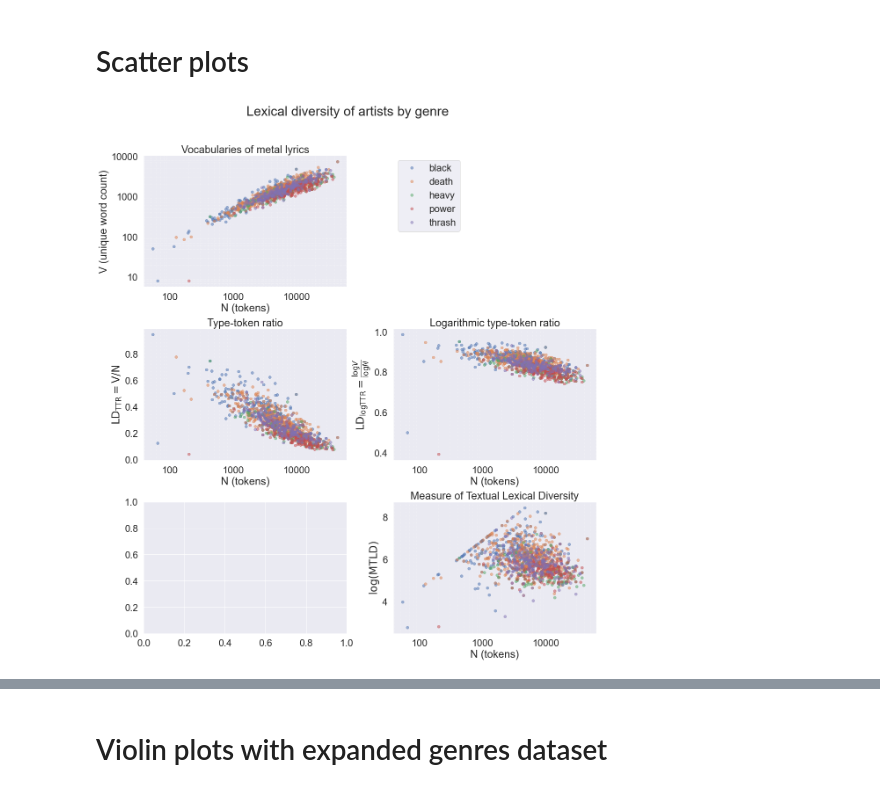
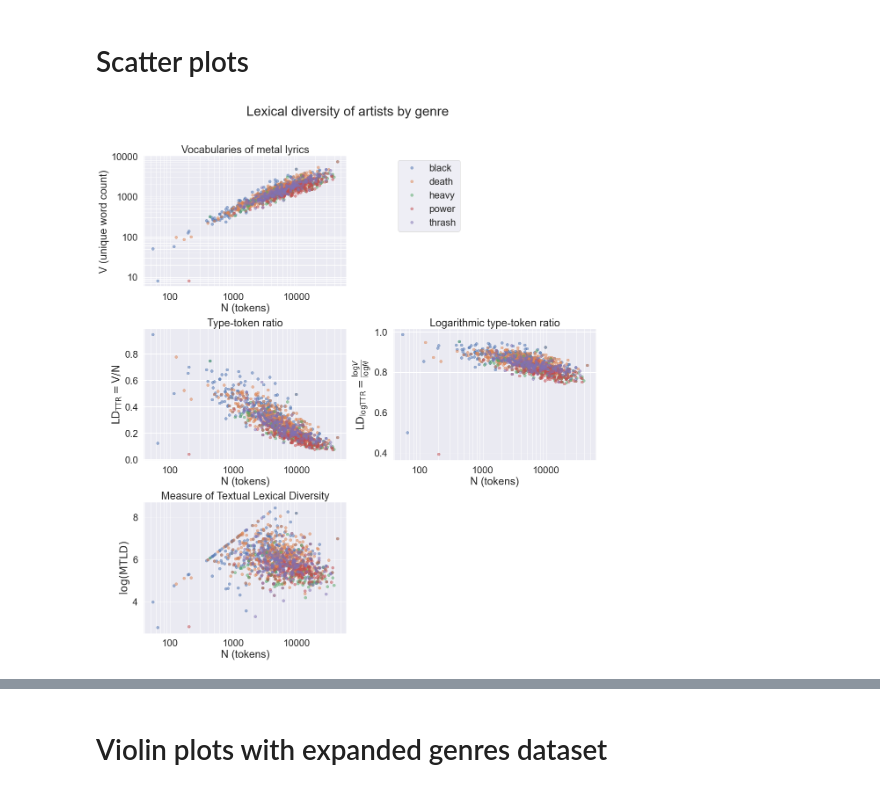
Before and after one commit to pdqnguyen/metallyrics, a Jupyter notebook: analyses/lyrics/lyrics1.ipynb, the cells around one changed output, grey strips where cells are left out. Drawn from its saved outputs; the diff is of its cells as text; code cells hidden in the pictures.

```diff
--- a/analyses/lyrics/lyrics1.ipynb
+++ b/analyses/lyrics/lyrics1.ipynb
@@ -76,31 +84,27 @@ plt.show()
 # %% [output]
 [figure]
 # %%
-def MTLD_forward(words, threshold, verbose=False):
+def MTLD_forward(words, threshold):
     factor = 0
     segment = []
     i = 0
     while i < len(words):
         segment.append(words[i])
         segTTR = TTR(segment)
-        if verbose:
-            print(i, segment, factor, segTTR)
         if segTTR <= threshold:
             segment = []
             factor += 1
         i += 1
     if len(segment) > 0:
         factor += (1.0 - segTTR) / (1.0 - threshold)
-        if verbose:
-            print(segment, factor)
     factor = max(1.0, factor)
     mtld = len(words) / factor
     return mtld
 
 
-def MTLD(words, threshold=0.720, verbose=False):
+def MTLD(words, threshold=0.720):
     if len(words) == 0:
         return 0.0
-    forward = MTLD_forward(words, threshold, verbose=verbose)
-    reverse = MTLD_forward(words[::-1], threshold, verbose=verbose)
+    forward = MTLD_forward(words, threshold)
+    reverse = MTLD_forward(words[::-1], threshold)
     return 0.5 * (forward + reverse)
@@ -115,6 +227,7 @@ def get_lexical_diversity(data):
     data['logTTR'] = np.log(V) / np.log(N)
     data['mtld'] = data.words.apply(MTLD, threshold=0.5)
     data['logmtld'] = np.log(data['mtld'])
+    data['vocdd'] = data.words.apply(vocdD, num_segs=10)
     return data[data.N > 0]
 # %%
 df_bands = get_lexical_diversity(df_bands)
@@ -297,13 +474,19 @@ df_bands.sort_values('mtld', ascending=False)[:20]
 # %%
 genres = df_bands.columns[:list(df_bands.columns).index('lyrics')]
 
-def lexical_diversity_scatterplot(col, ax):
+def lexical_diversity_scatterplot(col, ax, logx=False, logy=False):
     for genre in genres:
         subset = df_bands[df_bands[genre] > 0]
         ax.plot(subset['N'], subset[col], 'o', markeredgewidth=1, alpha=0.5, label=genre)
     ax.set_xlabel("N (tokens)")
-    ax.grid(axis='both', which='major')
-    ax.grid(axis='both', which='minor', ls=':', alpha=0.6)
+    if logx:
+        ax.set_xscale('log')
+        ax.xaxis.set_major_formatter(ScalarFormatter())
+    if logy:
+        ax.set_yscale('log')
+        ax.yaxis.set_major_formatter(ScalarFormatter())
+    ax.grid(True, axis='both', which='major')
+    ax.grid(True, axis='both', which='minor')
     return
 
 fig, axes = plt.subplots(3, 2, figsize=(16, 18))
@@ -312,45 +495,37 @@ axes = axes.flatten()
 
 ax = axes[0]
 lexical_diversity_scatterplot('V', ax)
 ax.set_xscale('log')
 ax.set_yscale('log')
 for axis in [ax.xaxis, ax.yaxis]:
     axis.set_major_formatter(ScalarFormatter())
 ax.set_title("Vocabularies of metal lyrics")
 ax.set_ylabel("V (unique word count)")
 
 ax = axes[1]
 ax.axis('off')
 for genre in genres:
     ax.plot([], [], 'o', markeredgewidth=1, alpha=0.5, label=genre)
 ax.legend(frameon=True, loc='upper left')
 
 ax = axes[2]
-lexical_diversity_scatterplot('TTR', ax)
-ax.set_xscale('log')
-for axis in [ax.xaxis, ax.yaxis]:
-    axis.set_major_formatter(ScalarFormatter())
+lexical_diversity_scatterplot('TTR', ax, logx=True)
 ax.set_title("Type-token ratio")
 ax.set_ylabel("$\mathrm{LD_{TTR} = V/N}$")
 
 ax = axes[3]
-lexical_diversity_scatterplot('logTTR', ax)
-ax.set_xscale('log')
-for axis in [ax.xaxis, ax.yaxis]:
-    axis.set_major_formatter(ScalarFormatter())
+lexical_diversity_scatterplot('logTTR', ax, logx=True)
 ax.set_title("Logarithmic type-token ratio")
 ax.set_ylabel(r"$\mathrm{LD_{logTTR}} = \frac{\log V}{\log N}$")
 
 ax = axes[4]
-
-ax = axes[5]
-lexical_diversity_scatterplot('logmtld', ax)
-ax.set_xscale('log')
-for axis in [ax.xaxis, ax.yaxis]:
-    axis.set_major_formatter(ScalarFormatter())
+lexical_diversity_scatterplot('logmtld', ax, logx=True)
 ax.set_title("Measure of Textual Lexical Diversity")
 ax.set_ylabel(r"$\log(\mathrm{MTLD})$")
 
+ax = axes[5]
+ax.axis('off')
+
 fig.tight_layout(rect=[0, 0, 1, 0.95])
 # %% [output]
-[figure, old version]
+[figure, new version]
```
Also changed, not shown: parts of 15 cells of this notebook.
